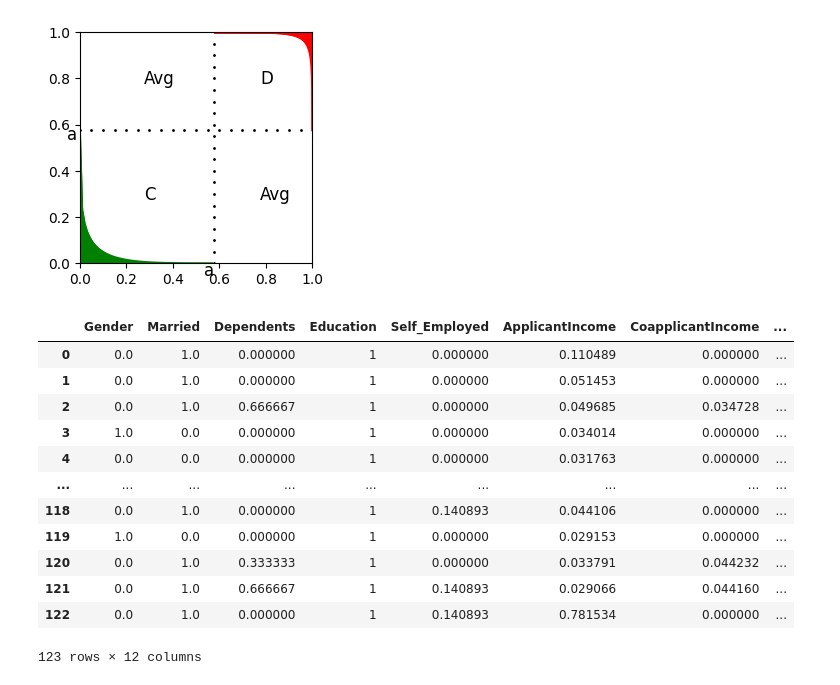
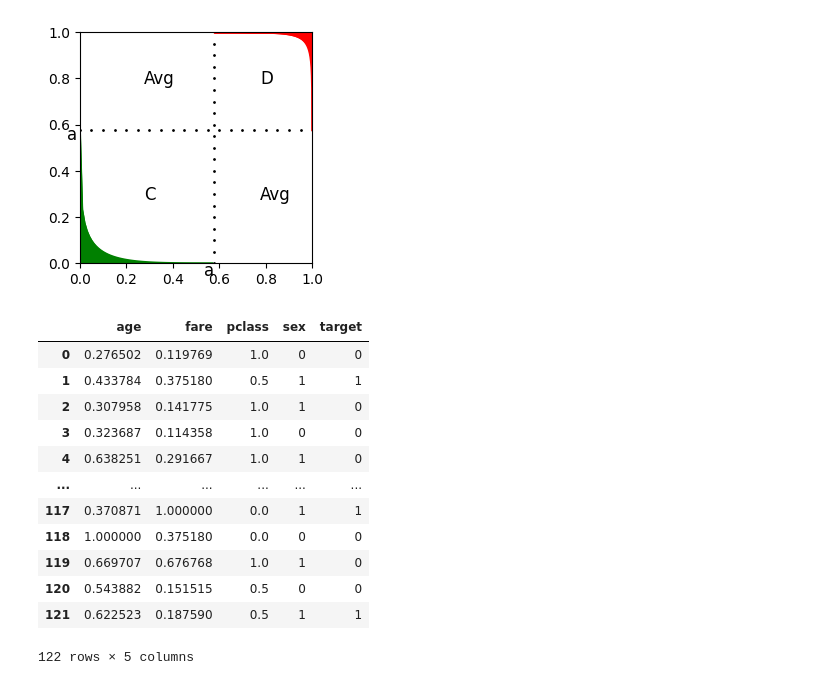
Before and after one commit to erikaminarikova/REFRESH, a Jupyter notebook: Example_9_ordinal_sums_titanic_data_2classes_different_learning_methods.ipynb, the cells around one changed output. Cells and saved outputs as stored; diff of their text form; code cells hidden in the pictures.

```diff
--- a/Example_9_ordinal_sums_titanic_data_2classes_different_learning_methods.ipynb
+++ b/Example_9_ordinal_sums_titanic_data_2classes_different_learning_methods.ipynb
@@ -484,19 +484,19 @@ chart.show()
 [figure]
 # %%
 #to know -2 or -5 in loop - remove additional columns
-df_test = pd.read_csv('/content/drive/MyDrive/Colab Notebooks/data/loan_data_test.csv', sep=',')
+df_test = pd.read_csv('/content/drive/MyDrive/Colab Notebooks/data/titanic_data_test.csv', sep=',')
 df_test
 # %% [output]
-|  | Gender | Married | Dependents | Education | Self_Employed | ApplicantIncome | CoapplicantIncome | ... |
-| 0 | 0.0 | 1.0 | 0.000000 | 1 | 0.000000 | 0.110489 | 0.000000 | ... |
-| 1 | 0.0 | 1.0 | 0.000000 | 1 | 0.000000 | 0.051453 | 0.000000 | ... |
-| 2 | 0.0 | 1.0 | 0.666667 | 1 | 0.000000 | 0.049685 | 0.034728 | ... |
-| 3 | 1.0 | 0.0 | 0.000000 | 1 | 0.000000 | 0.034014 | 0.000000 | ... |
-| 4 | 0.0 | 0.0 | 0.000000 | 1 | 0.000000 | 0.031763 | 0.000000 | ... |
-| ... | ... | ... | ... | ... | ... | ... | ... | ... |
-| 118 | 0.0 | 1.0 | 0.000000 | 1 | 0.140893 | 0.044106 | 0.000000 | ... |
-| 119 | 1.0 | 0.0 | 0.000000 | 1 | 0.000000 | 0.029153 | 0.000000 | ... |
-| 120 | 0.0 | 1.0 | 0.333333 | 1 | 0.000000 | 0.033791 | 0.044232 | ... |
-| 121 | 0.0 | 1.0 | 0.666667 | 1 | 0.140893 | 0.029066 | 0.044160 | ... |
-| 122 | 0.0 | 1.0 | 0.000000 | 1 | 0.140893 | 0.781534 | 0.000000 | ... |
+|  | age | fare | pclass | sex | target |
+| 0 | 0.276502 | 0.119769 | 1.0 | 0 | 0 |
+| 1 | 0.433784 | 0.375180 | 0.5 | 1 | 1 |
+| 2 | 0.307958 | 0.141775 | 1.0 | 1 | 0 |
+| 3 | 0.323687 | 0.114358 | 1.0 | 0 | 0 |
+| 4 | 0.638251 | 0.291667 | 1.0 | 1 | 0 |
+| ... | ... | ... | ... | ... | ... |
+| 117 | 0.370871 | 1.000000 | 0.0 | 1 | 1 |
+| 118 | 1.000000 | 0.375180 | 0.0 | 0 | 0 |
+| 119 | 0.669707 | 0.676768 | 1.0 | 1 | 0 |
+| 120 | 0.543882 | 0.151515 | 0.5 | 0 | 0 |
+| 121 | 0.622523 | 0.187590 | 0.5 | 1 | 1 |
-123 rows × 12 columns
+122 rows × 5 columns
```
Also changed, not shown: parts of 14 cells of this notebook.
